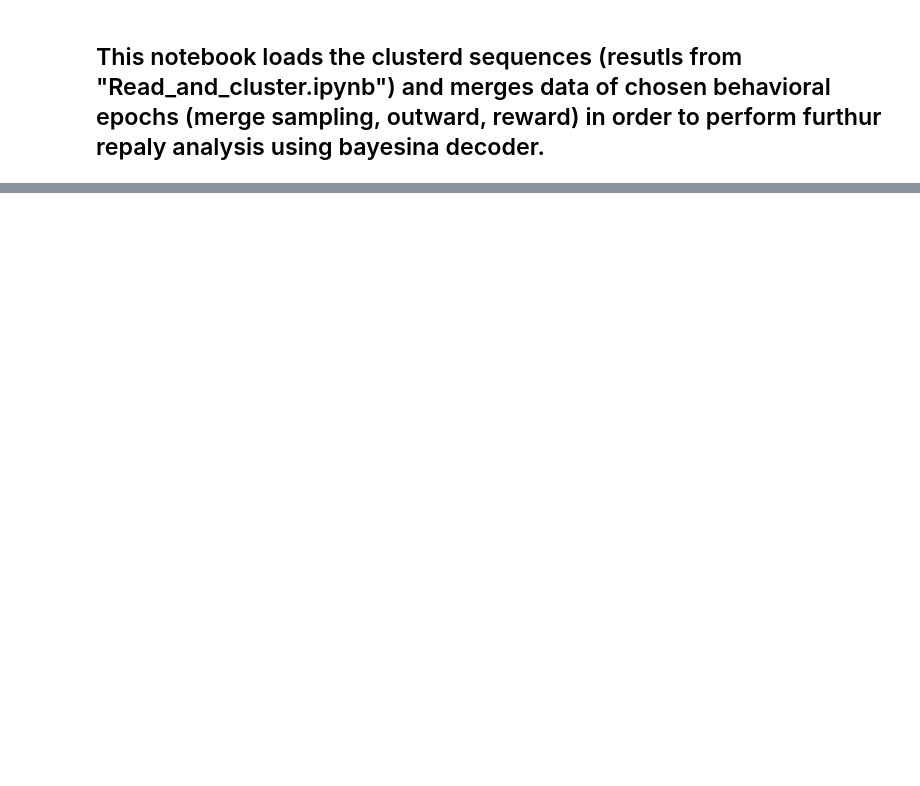
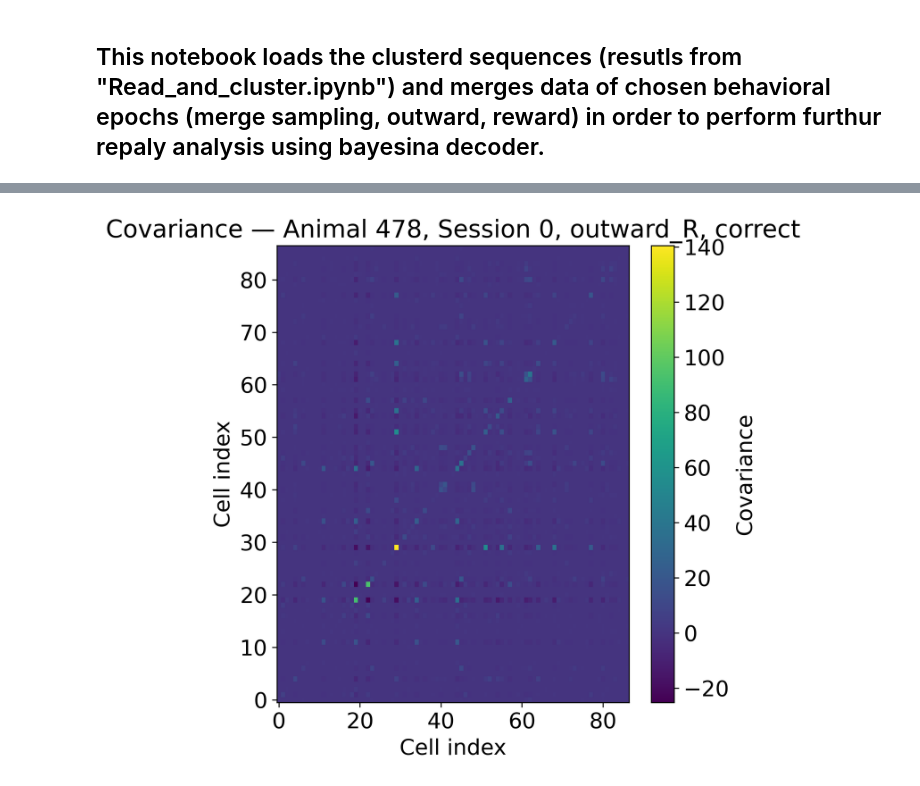
Before and after one commit to HamedShabani/PFC_sequence_analysis, a Jupyter notebook: Get_clustered_seq.ipynb, the cells around one changed output, grey strips where cells are left out. Saved outputs shown, nothing was run; the diff lists cells and outputs as text; code cells hidden in the pictures; blank space fills up the shorter version.

```diff
--- a/Get_clustered_seq.ipynb
+++ b/Get_clustered_seq.ipynb
@@ -168,0 +951,21 @@ for fol in ['478','481','483','485']:
+# %%
+# Pick an example:
+animal     = '478'        # one of ['478','481','483','485']
+session_ix = 0            # session index
+condition  = 'outward_R'  # one of cond_names keys
+trial      = 'correct'    # 'correct' or 'failed'
+# 2) pull out the example covariance matrix
+cov_mat = all_animals_session_data[animal][session_ix][condition][trial]['cov_mat']
+
+# 3) plot it as a heatmap
+plt.figure(figsize=(6,6))
+plt.imshow(cov_mat, aspect='auto', origin='lower')
+plt.title(f'Covariance — Animal {animal}, Session {session_ix}, {condition}, {trial}')
+plt.xlabel('Cell index')
+plt.ylabel('Cell index')
+cbar = plt.colorbar()
+cbar.set_label('Covariance')
+plt.tight_layout()
+plt.show()
+# %% [output]
+[figure, added]
```
Also changed, not shown: parts of 51 cells of this notebook, 8 other files.
